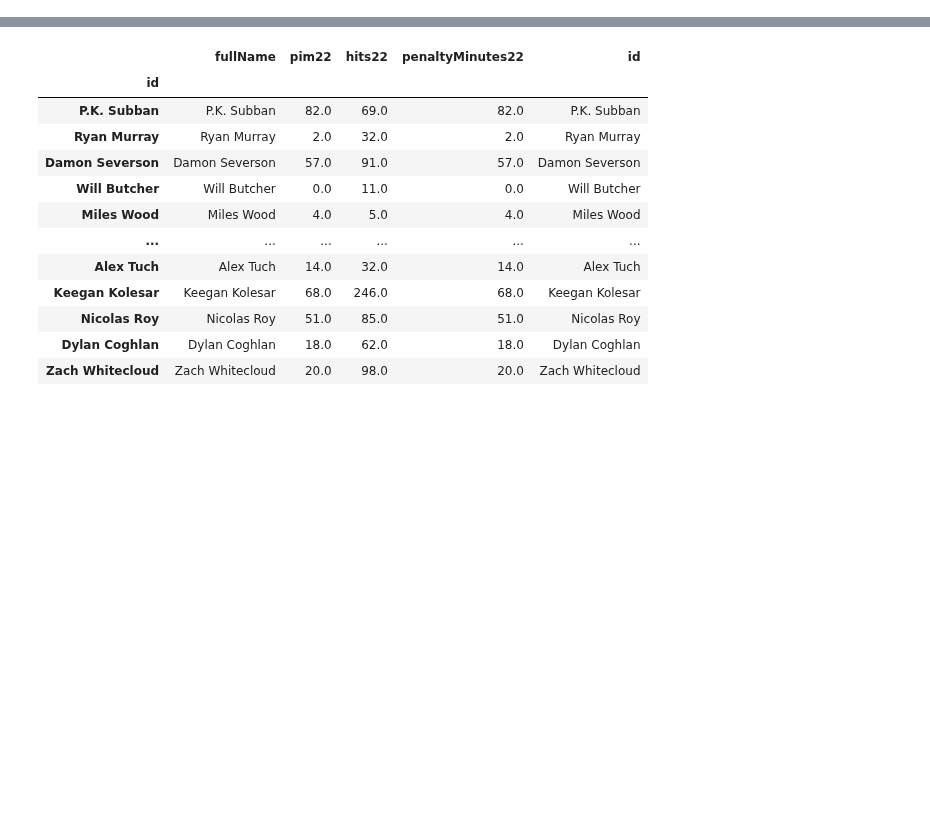
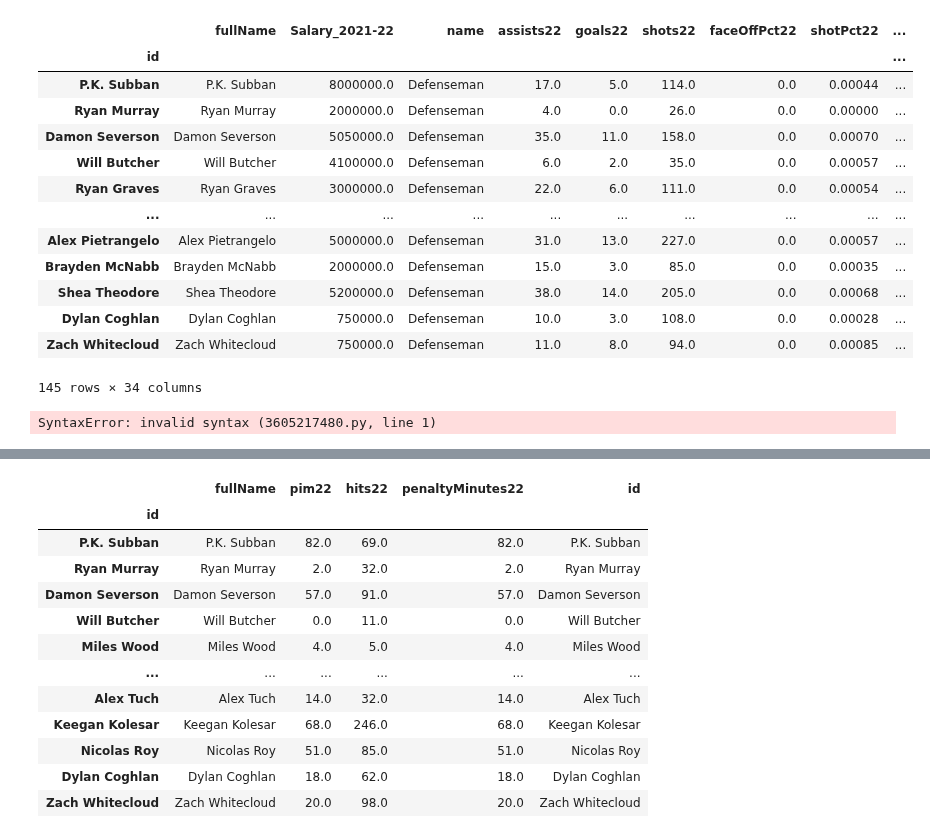
Before and after one commit to kyledufrane/NHL-Salary-Predictions, a Jupyter notebook: dash/plotly_dash.ipynb, the cells around one changed output, grey strips where cells are left out. Drawn from its saved outputs; the diff is of its cells as text; code cells hidden in the pictures; blank space fills up the shorter version.

```diff
--- a/dash/plotly_dash.ipynb
+++ b/dash/plotly_dash.ipynb
@@ -160,0 +608,34 @@ df_datatable_1
+# %%
+for col in offense_data.columns:
+    if 'Pct' in col:
+        offense_data[col] = offense_data[col]/100
+    if offense_data[col].dtype != 'object':
+        offense_data[f'{col}_quantile'] = pd.qcut(offense_data[col].rank(method='first', ascending=False),5,labels=False).copy()
+
+columns = []
+
+for col in offense_data.columns:
+    if 'quantile' in col:
+        columns.append(col)
+offense_data['sum_quantiles'] = offense_data[columns].sum(axis=1)
+# %%
+offense_data[offense_data['name'] == 'Defenseman']
+# %% [output]
+|  | fullName | Salary_2021-22 | name | assists22 | goals22 | shots22 | faceOffPct22 | shotPct22 | ... |
+| id |  |  |  |  |  |  |  |  | ... |
+| P.K. Subban | P.K. Subban | 8000000.0 | Defenseman | 17.0 | 5.0 | 114.0 | 0.0 | 0.00044 | ... |
+| Ryan Murray | Ryan Murray | 2000000.0 | Defenseman | 4.0 | 0.0 | 26.0 | 0.0 | 0.00000 | ... |
+| Damon Severson | Damon Severson | 5050000.0 | Defenseman | 35.0 | 11.0 | 158.0 | 0.0 | 0.00070 | ... |
+| Will Butcher | Will Butcher | 4100000.0 | Defenseman | 6.0 | 2.0 | 35.0 | 0.0 | 0.00057 | ... |
+| Ryan Graves | Ryan Graves | 3000000.0 | Defenseman | 22.0 | 6.0 | 111.0 | 0.0 | 0.00054 | ... |
+| ... | ... | ... | ... | ... | ... | ... | ... | ... | ... |
+| Alex Pietrangelo | Alex Pietrangelo | 5000000.0 | Defenseman | 31.0 | 13.0 | 227.0 | 0.0 | 0.00057 | ... |
+| Brayden McNabb | Brayden McNabb | 2000000.0 | Defenseman | 15.0 | 3.0 | 85.0 | 0.0 | 0.00035 | ... |
+| Shea Theodore | Shea Theodore | 5200000.0 | Defenseman | 38.0 | 14.0 | 205.0 | 0.0 | 0.00068 | ... |
+| Dylan Coghlan | Dylan Coghlan | 750000.0 | Defenseman | 10.0 | 3.0 | 108.0 | 0.0 | 0.00028 | ... |
+| Zach Whitecloud | Zach Whitecloud | 750000.0 | Defenseman | 11.0 | 8.0 | 94.0 | 0.0 | 0.00085 | ... |
+145 rows × 34 columns
+# %%
+columns = [{'id': 'Salary_Rank', 'name': 'Salary Rank', 'type': 'numeric'}, {'id': 'fullName', 'name': 'Player Name'}, {'id': 'Salary_2021-22', 'name': 'Salary', 'type': 'numeric', 'format': <dash.dash_table.Format.Format object at 0x7fa9be2c6be0>}, {'id': 'name', 'name': 'Position'}, {'id': 'currentAge', 'name': 'Age'}, {'id': 'height', 'name': 'Height', 'type': 'any'}, {'id': 'weight', 'name': 'Weight'}, {'id': 'shootsCatches', 'name': 'Shoots'}, {'id': 'birthCountry', 'name': 'Nationality'}]
+# %% [output]
+SyntaxError: invalid syntax (3605217480.py, line 1)
```
Also changed, not shown: parts of 46 cells of this notebook, 1 other file.
